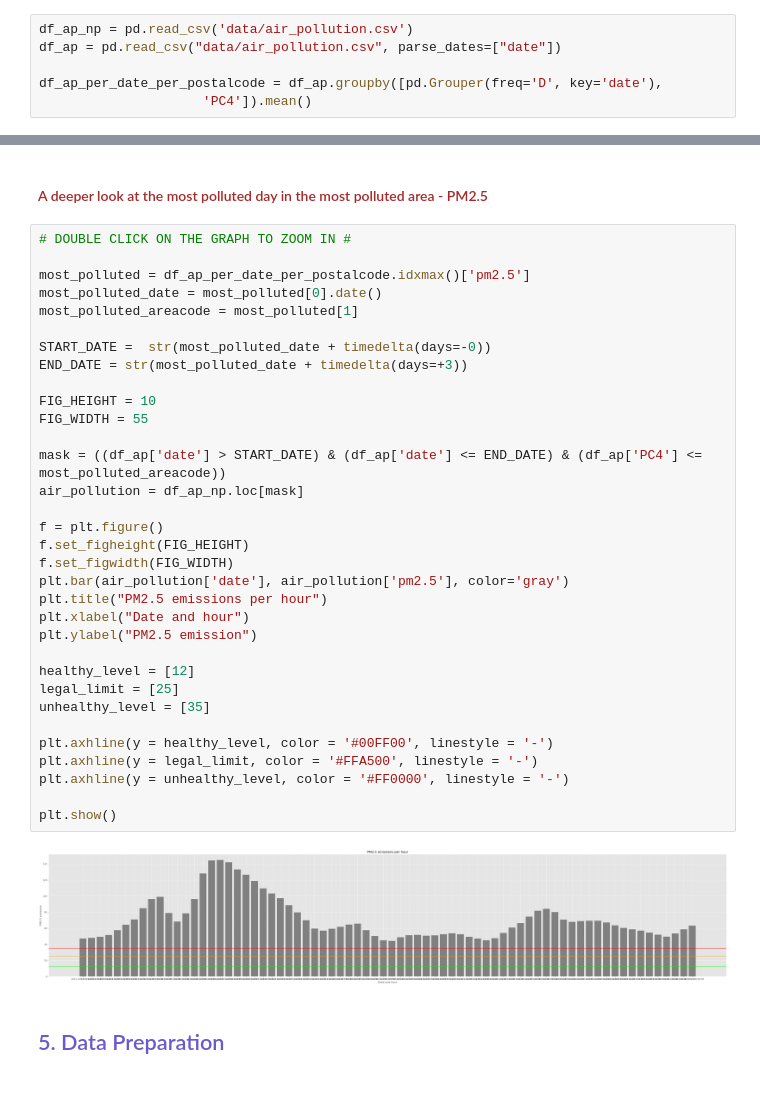
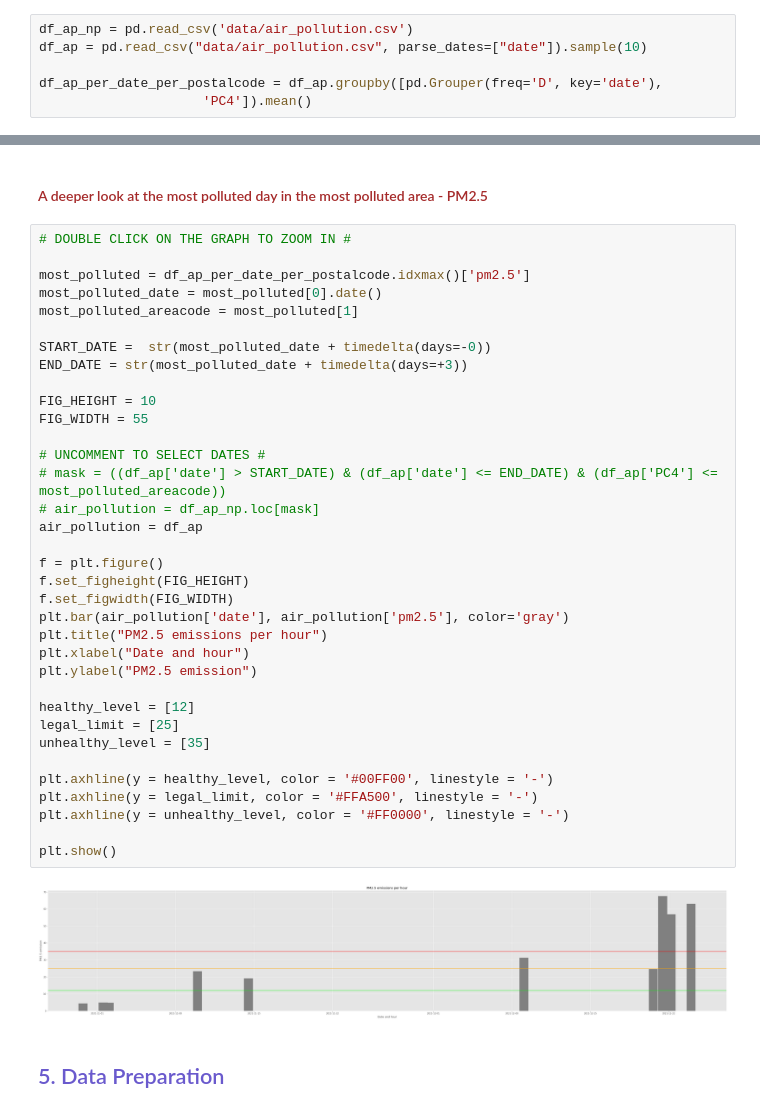
Before and after one commit to rawan-a-d/Air-Quality-Prediction, a Jupyter notebook: air_pollution.ipynb, the cells around one changed output, grey strips where cells are left out. Saved outputs shown, nothing was run; the diff lists cells and outputs as text.

Commit message:
Removed separate files and took sample data of 10 different points

```diff
--- a/air_pollution.ipynb
+++ b/air_pollution.ipynb
@@ -74,7 +74,7 @@ plt.style.use("ggplot")
 <h4><font color=brown>Getting the basic information about the dataset</font></h4>
 # %%
 df_ap_np = pd.read_csv('data/air_pollution.csv')
-df_ap = pd.read_csv("data/air_pollution.csv", parse_dates=["date"])
+df_ap = pd.read_csv("data/air_pollution.csv", parse_dates=["date"]).sample(10)
 
 df_ap_per_date_per_postalcode = df_ap.groupby([pd.Grouper(freq='D', key='date'),
                      'PC4']).mean()
@@ -345,36 +313,38 @@ for day in least_polluted_days:
 
 most_polluted = df_ap_per_date_per_postalcode.idxmax()['pm2.5']
 most_polluted_date = most_polluted[0].date()
 most_polluted_areacode = most_polluted[1]
 
 START_DATE =  str(most_polluted_date + timedelta(days=-0))
 END_DATE = str(most_polluted_date + timedelta(days=+3))
 
 FIG_HEIGHT = 10
 FIG_WIDTH = 55
 
-mask = ((df_ap['date'] > START_DATE) & (df_ap['date'] <= END_DATE) & (df_ap['PC4'] <= most_polluted_areacode))
-air_pollution = df_ap_np.loc[mask]
+# UNCOMMENT TO SELECT DATES #
+# mask = ((df_ap['date'] > START_DATE) & (df_ap['date'] <= END_DATE) & (df_ap['PC4'] <= most_polluted_areacode))
+# air_pollution = df_ap_np.loc[mask]
+air_pollution = df_ap
 
 f = plt.figure()
 f.set_figheight(FIG_HEIGHT)
 f.set_figwidth(FIG_WIDTH)
 plt.bar(air_pollution['date'], air_pollution['pm2.5'], color='gray')
 plt.title("PM2.5 emissions per hour")
 plt.xlabel("Date and hour")
 plt.ylabel("PM2.5 emission")
 
 healthy_level = [12]
 legal_limit = [25]
 unhealthy_level = [35]
 
 plt.axhline(y = healthy_level, color = '#00FF00', linestyle = '-')
 plt.axhline(y = legal_limit, color = '#FFA500', linestyle = '-')
 plt.axhline(y = unhealthy_level, color = '#FF0000', linestyle = '-')
 
 plt.show()
 # %% [output]
-[figure, old version]
+[figure, new version]
 # %% [markdown]
 <h2><font color=slateblue> 5. Data Preparation </font></h2>
 # %% [markdown]
```
Also changed, not shown: parts of 9 cells of this notebook, 3 other files.
